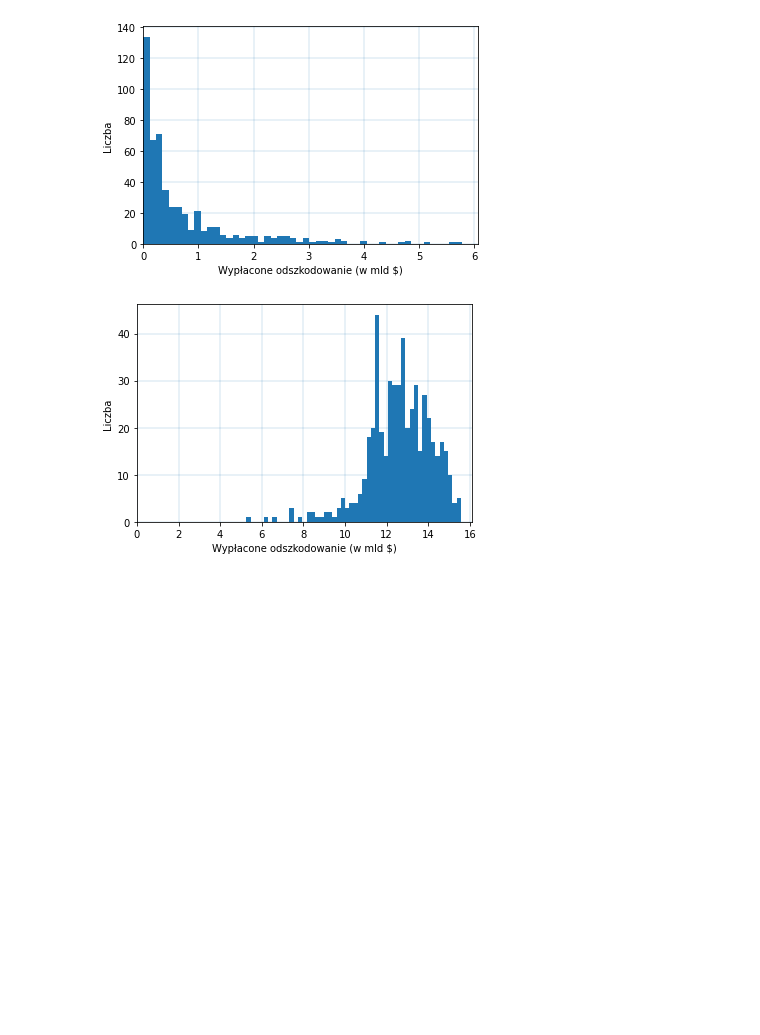
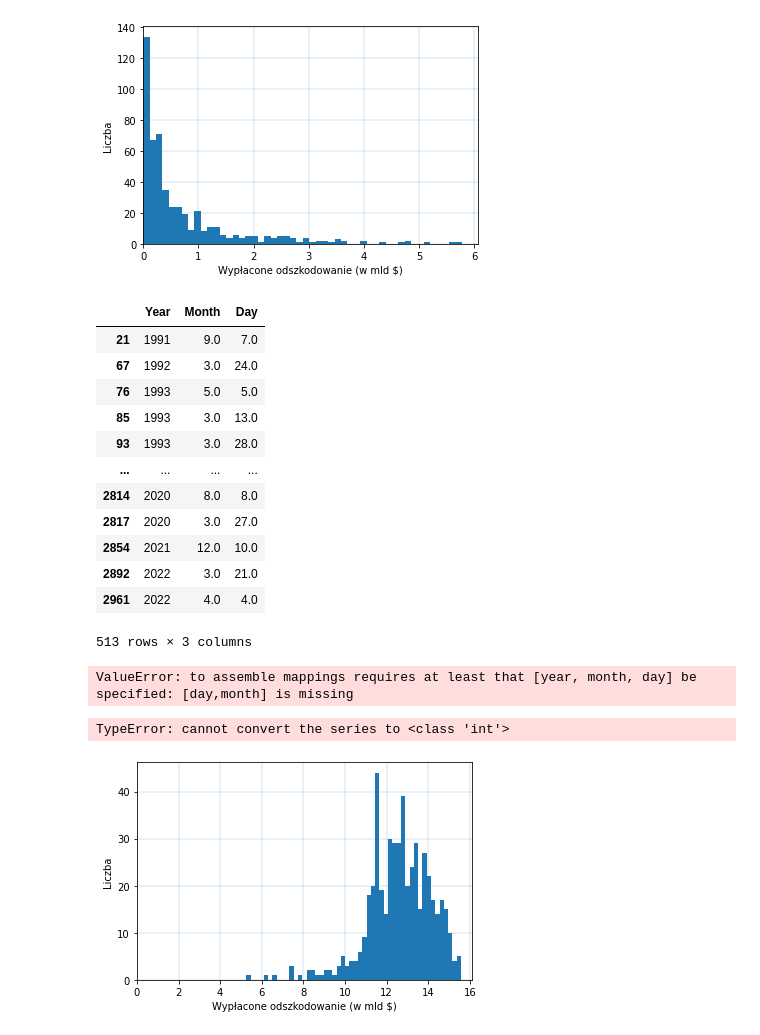
Before and after one commit to ndzadz/mgr, a Jupyter notebook: DataPreparation.ipynb, the cells around one changed output. Cells and saved outputs as stored; diff of their text form; code cells hidden in the pictures; blank space fills up the shorter version.

```diff
--- a/DataPreparation.ipynb
+++ b/DataPreparation.ipynb
@@ -182,6 +182,31 @@ plt.show()
 [figure]
 # %%
 data_wo = data[(data["Insured Damages, Adjusted (\'000 US$)"].isna()==0)&(data["Insured Damages, Adjusted (\'000 US$)"]<np.percentile(data[data["Insured Damages, Adjusted (\'000 US$)"].isna()==0]["Insured Damages, Adjusted (\'000 US$)"],95))]
+# %%
+data_wo[['Start Year', 'Start Month', 'Start Day']].rename(columns={'Start Year':'Year', 'Start Month':'Month', 'Start Day':'Day'})
+# %% [output]
+|  | Year | Month | Day |
+| 21 | 1991 | 9.0 | 7.0 |
+| 67 | 1992 | 3.0 | 24.0 |
+| 76 | 1993 | 5.0 | 5.0 |
+| 85 | 1993 | 3.0 | 13.0 |
+| 93 | 1993 | 3.0 | 28.0 |
+| ... | ... | ... | ... |
+| 2814 | 2020 | 8.0 | 8.0 |
+| 2817 | 2020 | 3.0 | 27.0 |
+| 2854 | 2021 | 12.0 | 10.0 |
+| 2892 | 2022 | 3.0 | 21.0 |
+| 2961 | 2022 | 4.0 | 4.0 |
+513 rows × 3 columns
+# %%
+pd.to_datetime(data_wo[['Start Year']].rename(columns={'Start Year':'Year'}))
+# %% [output]
+ValueError: to assemble mappings requires at least that [year, month, day] be specified: [day,month] is missing
+# %%
+data_wo['t'] = data_wo['Start Year']+(pd.to_datetime(data_wo[['Start Year', 'Start Month', 'Start Day']].rename(columns={'Start Year':'Year', 'Start Month':'Month', 'Start Day':'Day'}))-datetime.date(data_wo['Start Year'],1,1))/365
+data_wo['Ind'] = 1
+# %% [output]
+TypeError: cannot convert the series to <class 'int'>
 # %%
 train = data_wo[data_wo["Year"]<=2012]
 test = data_wo[data_wo["Year"]>2012]
```
Also changed, not shown: 23 other files.
